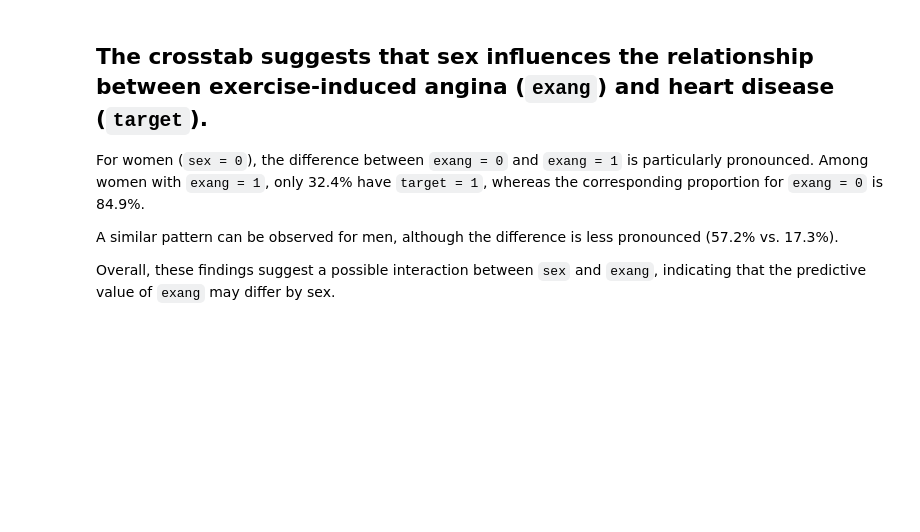
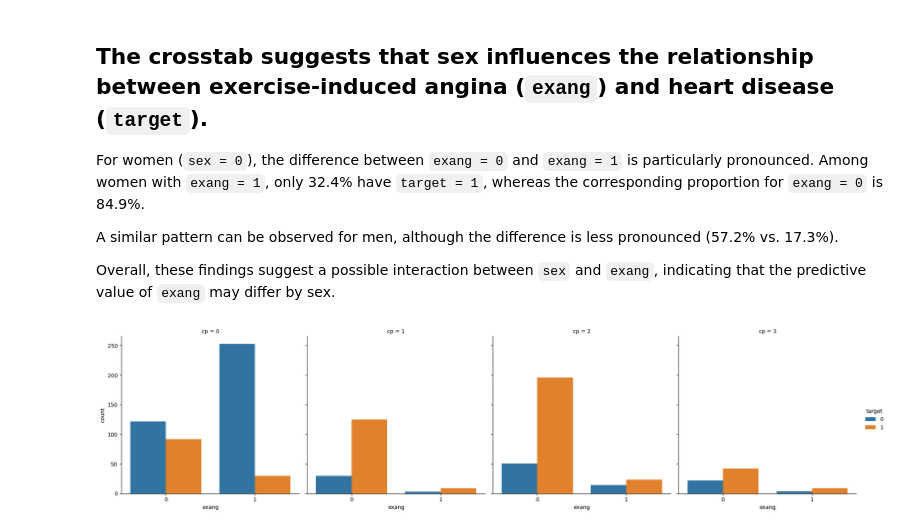
Before and after one commit to Wassiemkahlawi/heart-disease-ml-analysis, a Jupyter notebook: notebooks/01_eda.ipynb, the cells around one changed output. Cells and saved outputs as stored; diff of their text form; code cells hidden in the pictures; blank space fills up the shorter version.

Commit message:
Set up the exang<=>target<=>cp analysis

```diff
--- a/notebooks/01_eda.ipynb
+++ b/notebooks/01_eda.ipynb
@@ -544,3 +544,15 @@ For women (`sex = 0`), the difference between `exang = 0` and `exang = 1` is par
 A similar pattern can be observed for men, although the difference is less pronounced (57.2% vs. 17.3%).
 
 Overall, these findings suggest a possible interaction between `sex` and `exang`, indicating that the predictive value of `exang` may differ by sex.
+# %%
+sns.catplot(
+    x="exang",
+    hue="target",
+    col="cp",
+    kind="count",
+    data=df
+)
+
+plt.show()
+# %% [output]
+[figure, added]
```
Also changed, not shown: parts of 2 cells of this notebook.
